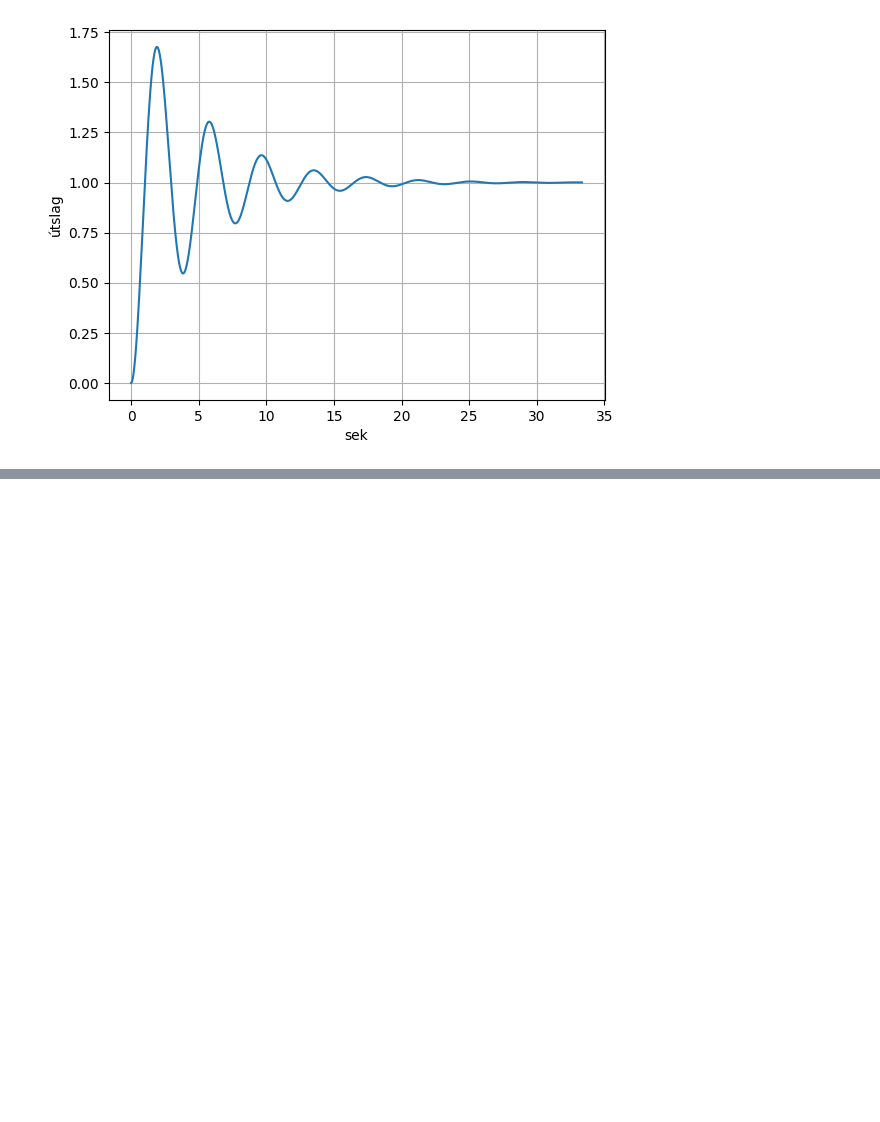
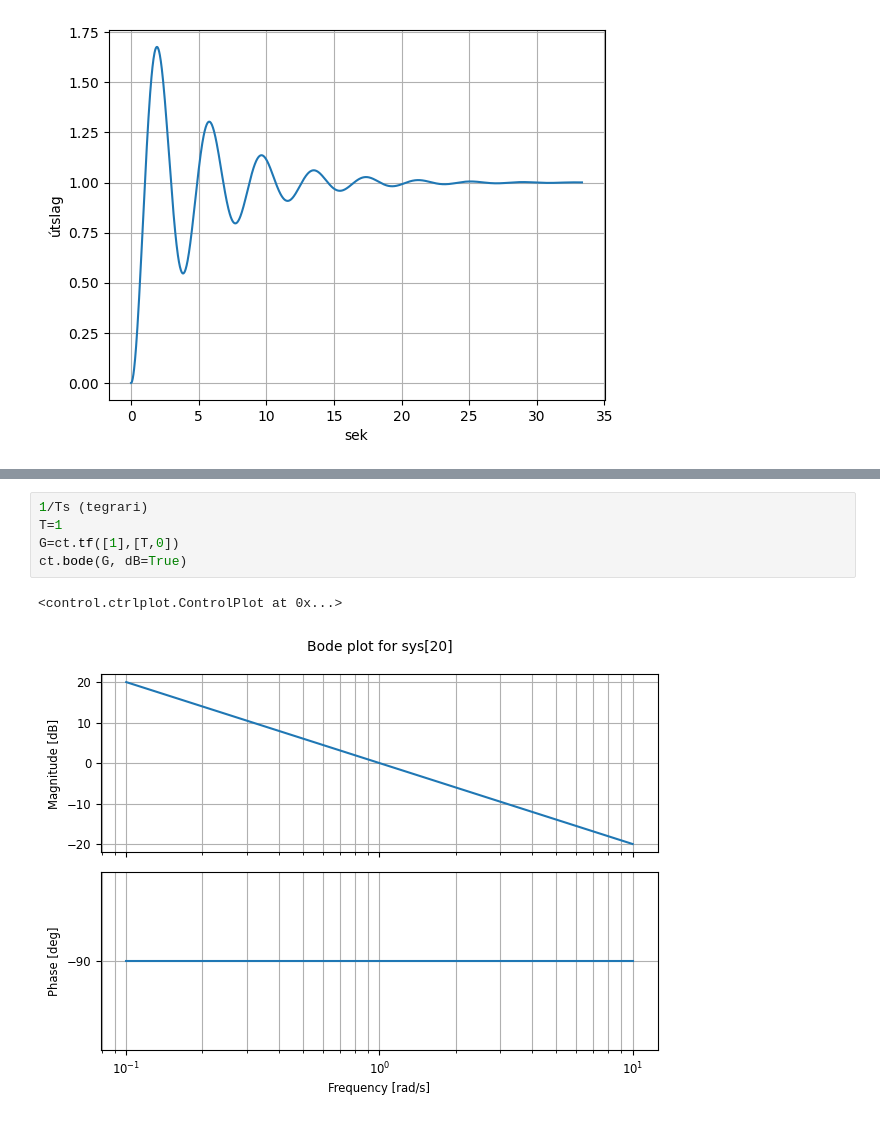
Before and after one commit to rsaemundsson/idn_303_TS_24, a Jupyter notebook: IÐN303G24_Synidaemi_Control.ipynb, the cells around one changed output, grey strips where cells are left out. Cells and saved outputs as stored; diff of their text form; blank space fills up the shorter version.

```diff
--- a/IÐN303G24_Synidaemi_Control.ipynb
+++ b/IÐN303G24_Synidaemi_Control.ipynb
@@ -211,0 +224,8 @@ Text(0, 0.5, 'útslag')
+# %%
+1/Ts (tegrari)
+T=1
+G=ct.tf([1],[T,0])
+ct.bode(G, dB=True)
+# %% [output]
+<control.ctrlplot.ControlPlot at 0x...>
+[figure, added]
```
Also changed, not shown: parts of 6 cells of this notebook.
